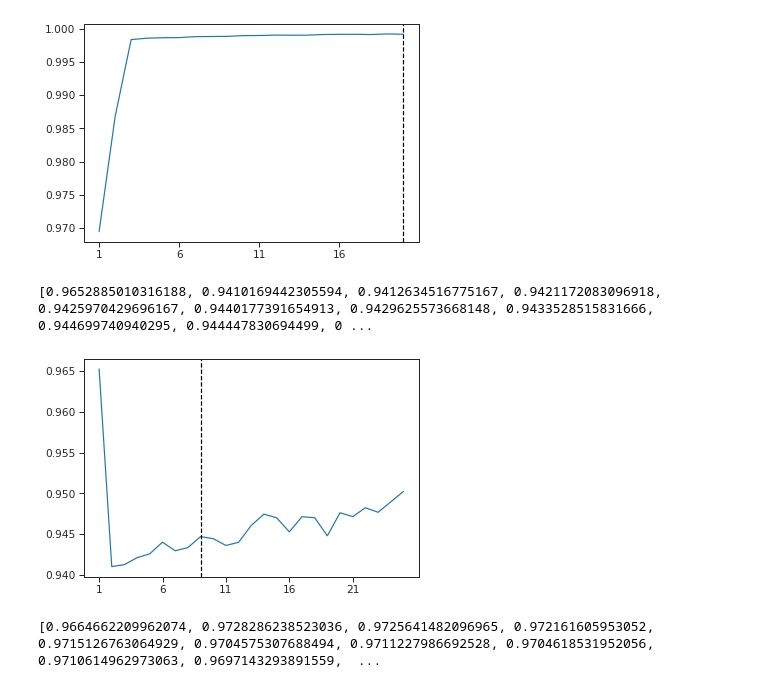
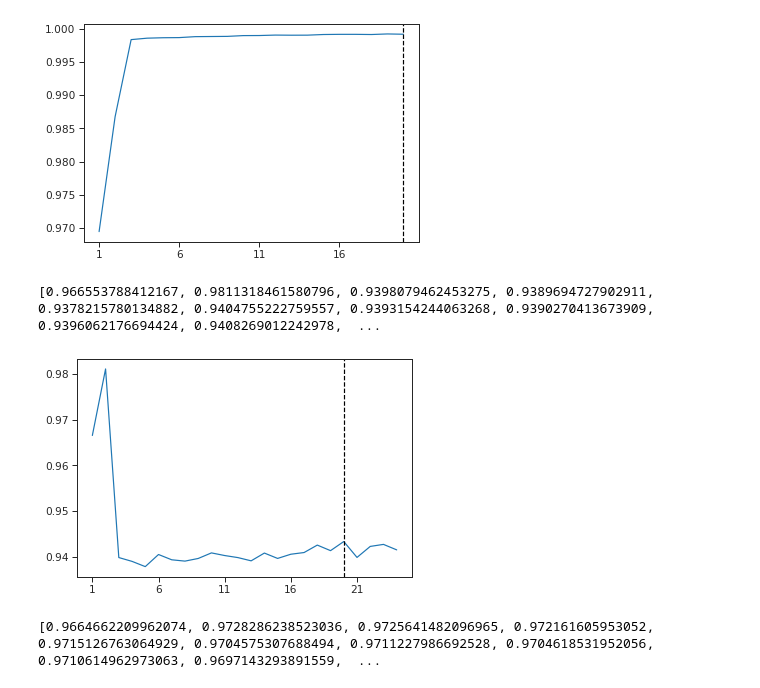
Before and after one commit to som-shahlab/CLMBR-contrastive-learning, a Jupyter notebook: experiments/main/notebooks/train_auroc.ipynb, the cells around one changed output. Drawn from its saved outputs; the diff is of its cells as text; code cells hidden in the pictures.

```diff
--- a/experiments/main/notebooks/train_auroc.ipynb
+++ b/experiments/main/notebooks/train_auroc.ipynb
@@ -38,7 +38,7 @@ tv_df.head()
 | 3 | 0 | 12.944078 | 0.0 |
 | 4 | 0 | 94.694090 | 1.0 |
 # %%
-rd_df = pd.read_csv(f'{model_path}/contrastive_learn/models/gru_sz_800_do_0.1_cd_0_dd_0_lr_0.001_l2_0.01/bs_1000_lr_3e-5_temp_0.01_pool_rand_day/train_preds.csv')
+rd_df = pd.read_csv(f'{model_path}/contrastive_learn/models/gru_sz_800_do_0.1_cd_0_dd_0_lr_0.001_l2_0.01/bs_1000_lr_1e-5_temp_0.01_pool_rand_day/train_preds.csv')
 rd_df.head()
 # %% [output]
 |  | epoch | preds | labels |
@@ -88,19 +88,19 @@ print(auroc)
 # %%
 epochs = list(rd_df['epoch'].unique())
 auroc = []
 for e in epochs:
     df = rd_df.query('epoch == @e')
     preds = list(df['preds'])
     lbls = list(df['labels'])
     auroc.append(roc_auc_score(lbls,preds))
 sns.lineplot(list(np.arange(1,len(epochs)+1)),auroc)
 plt.xticks(list(np.arange(1, len(epochs)+1, 5)))
-plt.axvline(x=9, ls='--', color='black')
+plt.axvline(x=20, ls='--', color='black')
 plt.savefig('figures/rand_day_train_auroc.png',bbox_inches='tight')
 print(auroc)
 # %% [output]
-[0.9652885010316188, 0.9410169442305594, 0.9412634516775167, 0.9421172083096918, 0.9425970429696167, 0.9440177391654913, 0.9429625573668148, 0.9433528515831666, 0.944699740940295, 0.944447830694499, 0 ...
+[0.966553788412167, 0.9811318461580796, 0.9398079462453275, 0.9389694727902911, 0.9378215780134882, 0.9404755222759557, 0.9393154244063268, 0.9390270413673909, 0.9396062176694424, 0.9408269012242978,  ...
-[figure, old version]
+[figure, new version]
 # %%
 epochs = list(dp_df['epoch'].unique())
 auroc = []
```
Also changed, not shown: parts of 3 cells of this notebook, 27 other files.
